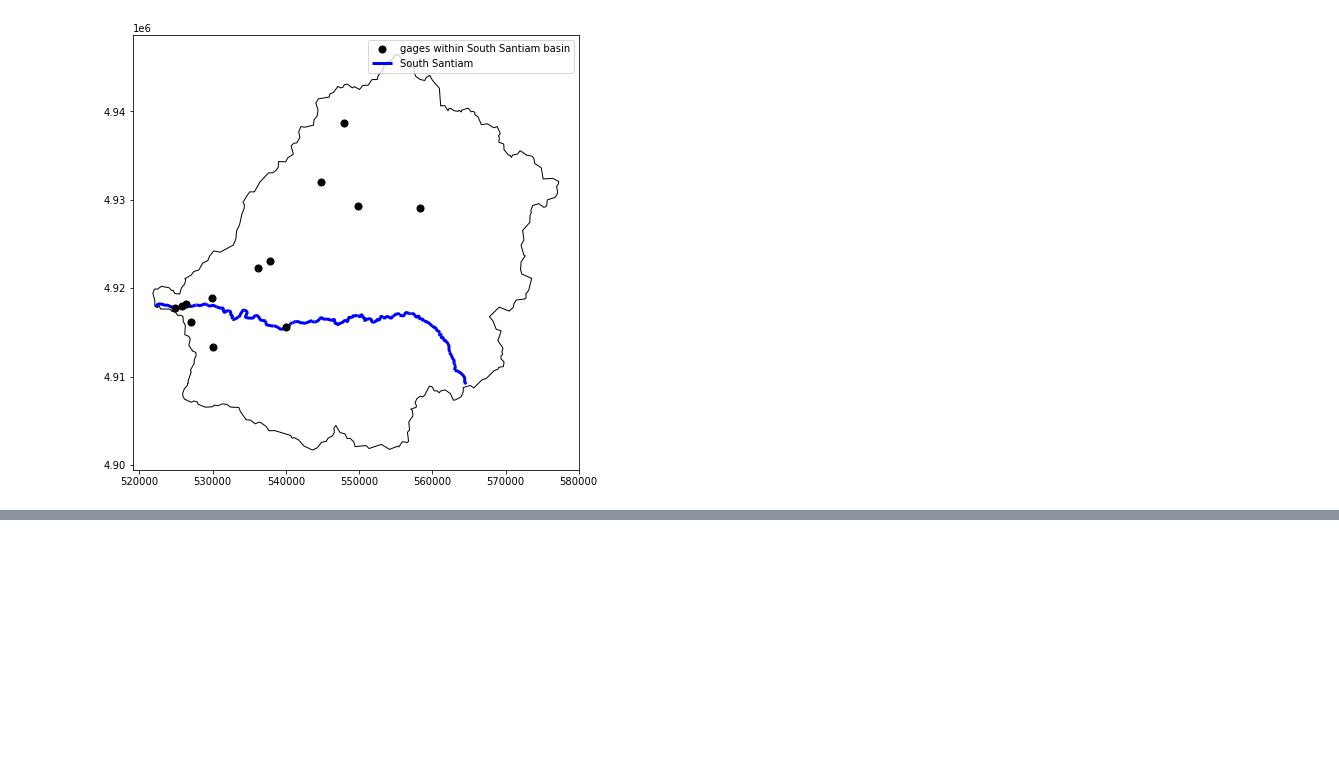
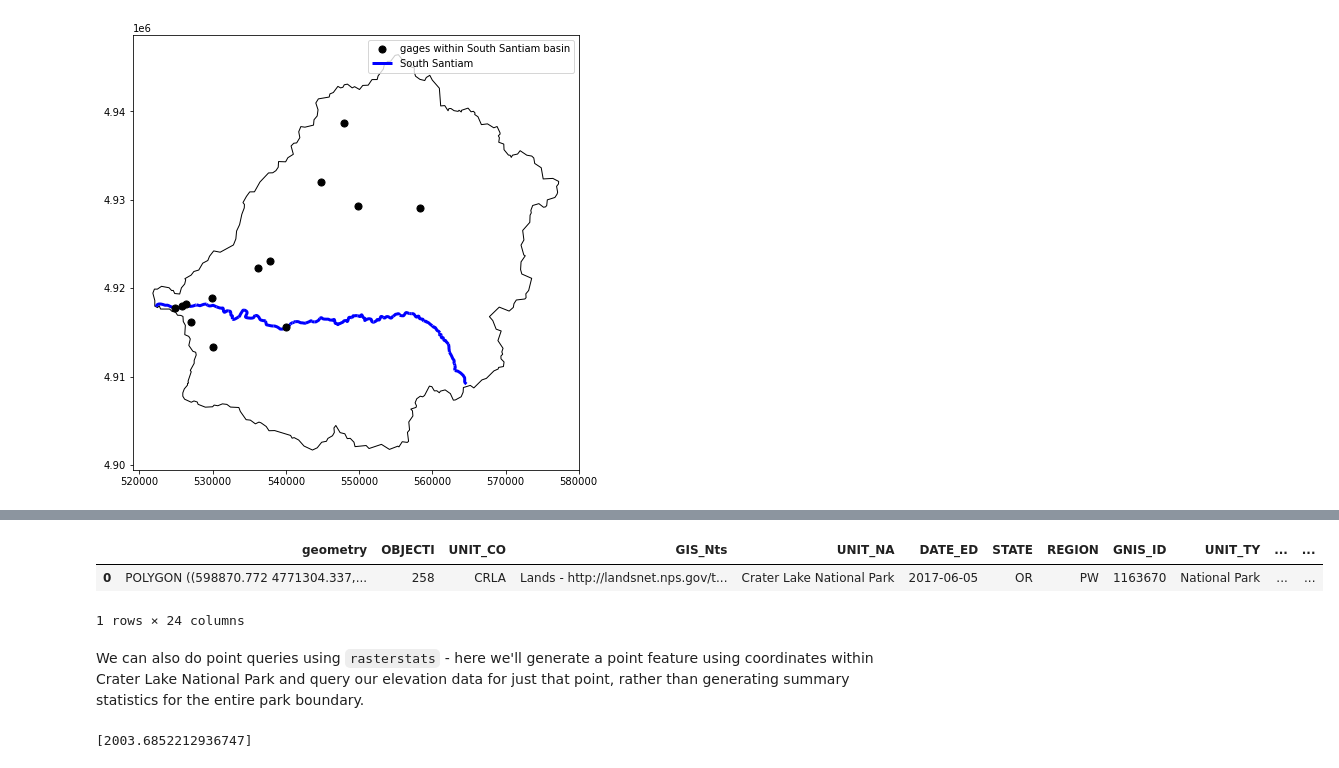
Before and after one commit to mhweber/AWRA2022GeoWorkshop, a Jupyter notebook: Workbooks/Python/Session2/Geoprocessing.ipynb, the cells around one changed output, grey strips where cells are left out. Drawn from its saved outputs; the diff is of its cells as text; code cells hidden in the pictures; blank space fills up the shorter version.

```diff
--- a/Workbooks/Python/Session2/Geoprocessing.ipynb
+++ b/Workbooks/Python/Session2/Geoprocessing.ipynb
@@ -136,0 +151,16 @@ import rioxarray
+# %%
+craterlake_stats = zonal_stats(wsds, rast, all_touched=True,geojson_out=True, stats="count mean sum nodata")
+geostats = gpd.GeoDataFrame.from_features(craterlake_stats)
+geostats
+# %% [output]
+|  | geometry | OBJECTI | UNIT_CO | GIS_Nts | UNIT_NA | DATE_ED | STATE | REGION | GNIS_ID | UNIT_TY | ... | ... |
+| 0 | POLYGON ((598870.772 4771304.337,... | 258 | CRLA | Lands - http://landsnet.nps.gov/t... | Crater Lake National Park | 2017-06-05 | OR | PW | 1163670 | National Park | ... | ... |
+1 rows × 24 columns
+# %% [markdown]
+We can also do point queries using `rasterstats` - here we'll generate a point feature using coordinates within Crater Lake National Park and query our elevation data for just that point, rather than generating summary statistics for the entire park boundary.
+# %%
+from rasterstats import point_query
+point = {'type': 'Point', 'coordinates': (600675.0, 4751377.2)}
+point_query(point, rast)
+# %% [output]
+[2003.6852212936747]
```
Also changed, not shown: parts of 2 cells of this notebook, 5 other files.
